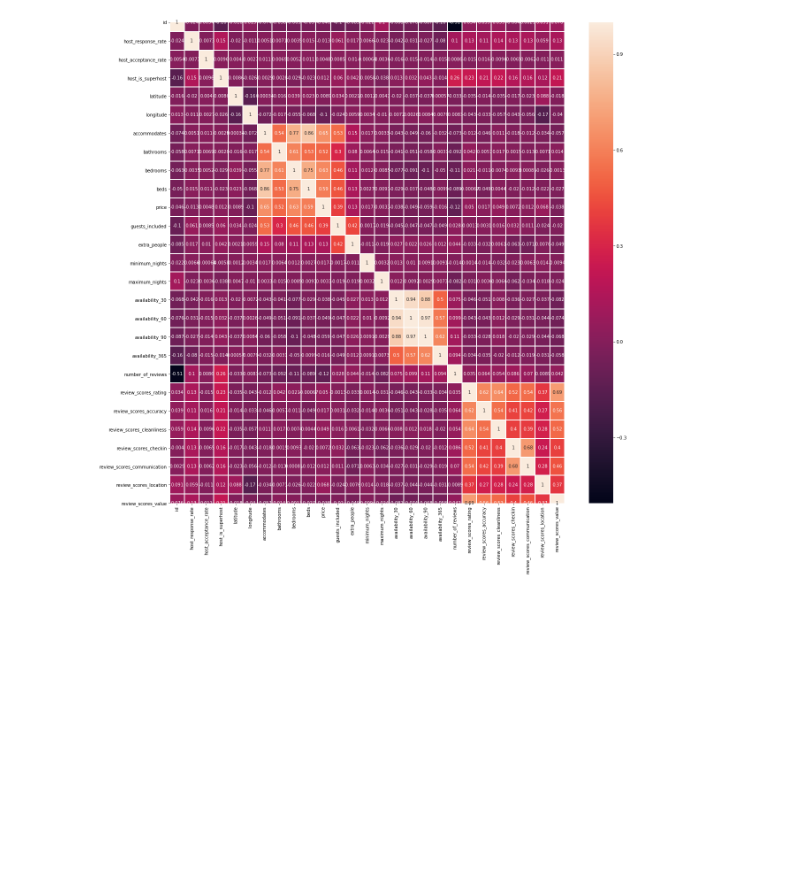
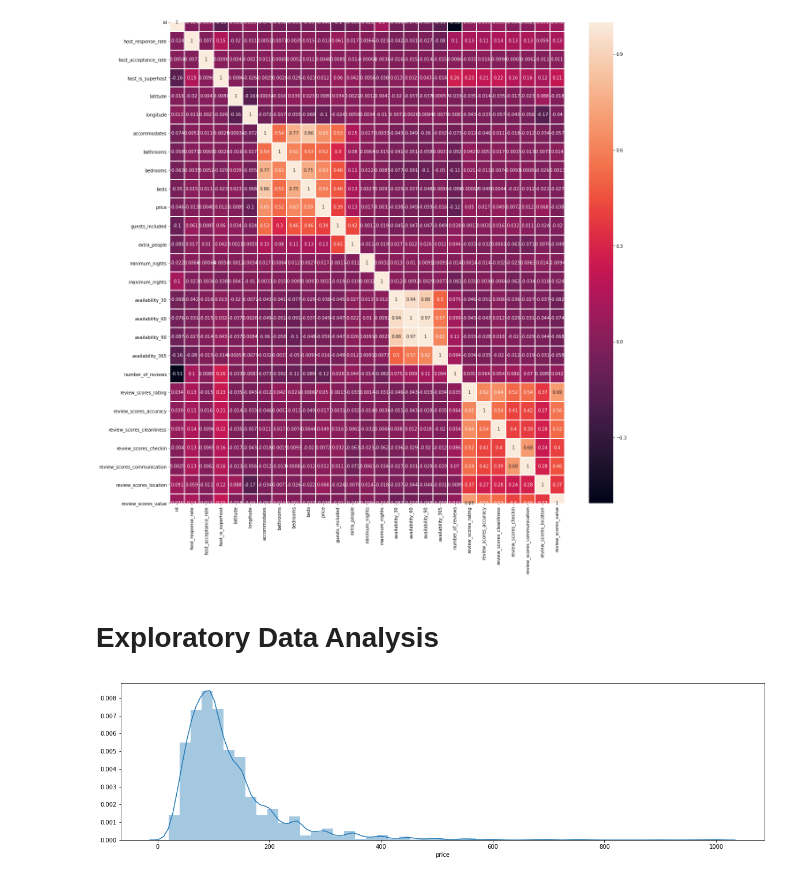
Before and after one commit to wjingyao/1015, a Jupyter notebook: Airbnb.ipynb, the cells around one changed output. Drawn from its saved outputs; the diff is of its cells as text; code cells hidden in the pictures; blank space fills up the shorter version.

Commit message:
data

```diff
--- a/Airbnb.ipynb
+++ b/Airbnb.ipynb
@@ -86,3 +68,11 @@ sb.heatmap(listingsCorr, linewidths = 1, annot = True, annot_kws = {"size": 10})
 # %% [output]
 <matplotlib.axes._subplots.AxesSubplot at 0x...>
 [figure]
+# %% [markdown]
+# Exploratory Data Analysis
+# %%
+plt.figure(figsize=(20,5))
+sb.distplot(listings["price"]);
+plt.show()
+# %% [output]
+[figure, added]
```
Also changed, not shown: parts of 7 cells of this notebook.
